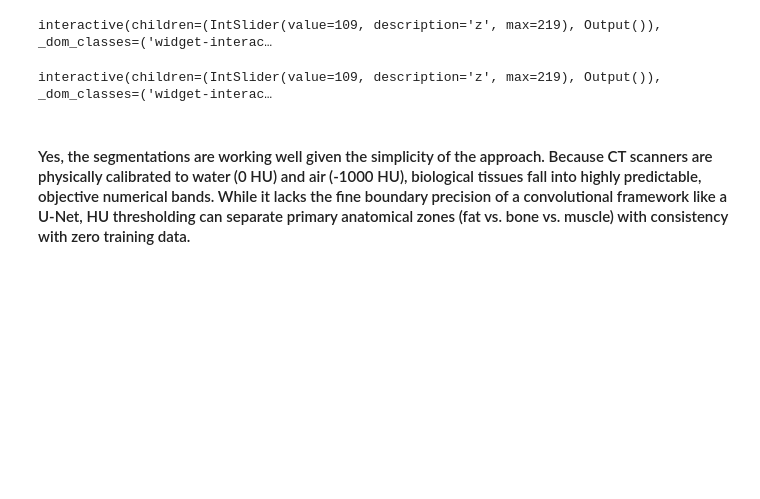
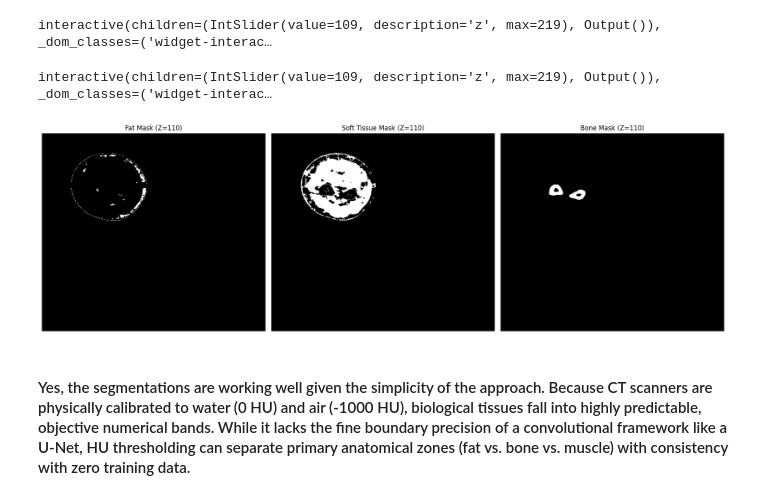
Before and after one commit to shkimmie-umb/cs666student, a Jupyter notebook: CS666_Assignment_6_shk.ipynb, the cells around one changed output. Cells and saved outputs as stored; diff of their text form; code cells hidden in the pictures; blank space fills up the shorter version.

```diff
--- a/CS666_Assignment_6_shk.ipynb
+++ b/CS666_Assignment_6_shk.ipynb
@@ -333,6 +398,27 @@ def show_bones(z):
 interact(show_bones, z=(0, bone_mask.shape[2] - 1));
 # %% [output]
 interactive(children=(IntSlider(value=109, description='z', max=219), Output()), _dom_classes=('widget-interac…
+# %%
+# Static segmentations for GitHub compatibility
+mid_z = ct_volume.shape[2] // 2
+fig, axes = plt.subplots(1, 3, figsize=(18, 6))
+
+axes[0].imshow(fat_mask[:, :, mid_z], cmap='gray')
+axes[0].set_title(f"Fat Mask (Z={mid_z})")
+axes[0].axis('off')
+
+axes[1].imshow(soft_mask[:, :, mid_z], cmap='gray')
+axes[1].set_title(f"Soft Tissue Mask (Z={mid_z})")
+axes[1].axis('off')
+
+axes[2].imshow(bone_mask[:, :, mid_z], cmap='gray')
+axes[2].set_title(f"Bone Mask (Z={mid_z})")
+axes[2].axis('off')
+
+plt.tight_layout()
+plt.show()
+# %% [output]
+[figure, added]
 # %%
 # Are the segmentations good?
 # %%
```
Also changed, not shown: parts of 4 cells of this notebook.
